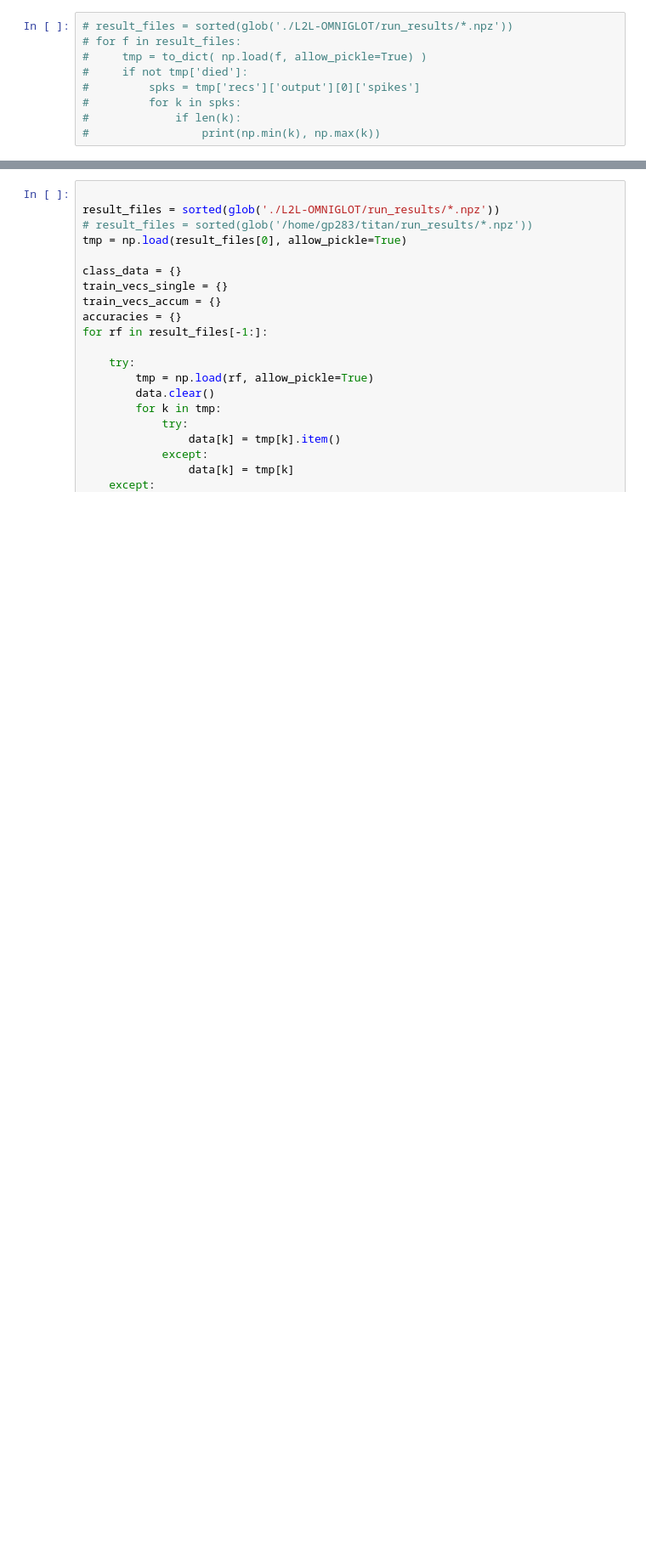
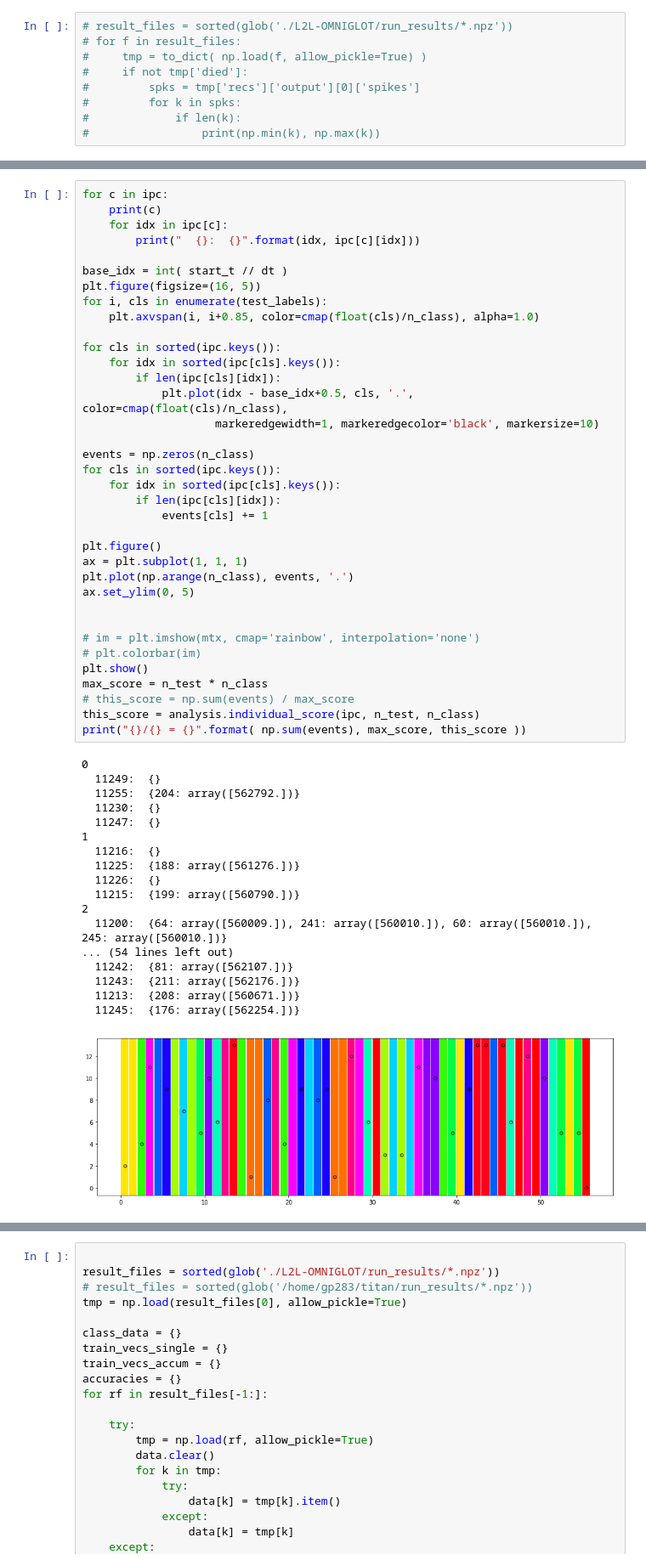
Before and after one commit to oyvinht/l2l-omniglot, a Jupyter notebook: classifier_on_outputs.ipynb, the cells around one changed output, grey strips where cells are left out. Shown: that part at 85% size. Cells and saved outputs as stored; diff of their text form; blank space fills up the shorter version.

```diff
--- a/classifier_on_outputs.ipynb
+++ b/classifier_on_outputs.ipynb
@@ -257,0 +361,55 @@ died = False
+# %%
+for c in ipc:
+    print(c)
+    for idx in ipc[c]:
+        print("  {}:  {}".format(idx, ipc[c][idx]))
+
+base_idx = int( start_t // dt )
+plt.figure(figsize=(16, 5))
+for i, cls in enumerate(test_labels):
+    plt.axvspan(i, i+0.85, color=cmap(float(cls)/n_class), alpha=1.0)
+
+for cls in sorted(ipc.keys()):
+    for idx in sorted(ipc[cls].keys()):
+        if len(ipc[cls][idx]):
+            plt.plot(idx - base_idx+0.5, cls, '.', color=cmap(float(cls)/n_class),
+                    markeredgewidth=1, markeredgecolor='black', markersize=10)
+
+events = np.zeros(n_class)
+for cls in sorted(ipc.keys()):
+    for idx in sorted(ipc[cls].keys()):
+        if len(ipc[cls][idx]):
+            events[cls] += 1
+
+plt.figure()
+ax = plt.subplot(1, 1, 1)
+plt.plot(np.arange(n_class), events, '.')
+ax.set_ylim(0, 5)
+
+
+# im = plt.imshow(mtx, cmap='rainbow', interpolation='none')
+# plt.colorbar(im)
+plt.show()
+max_score = n_test * n_class
+# this_score = np.sum(events) / max_score
+this_score = analysis.individual_score(ipc, n_test, n_class)
+print("{}/{} = {}".format( np.sum(events), max_score, this_score ))
+# %% [output]
+0
+  11249:  {}
+  11255:  {204: array([562792.])}
+  11230:  {}
+  11247:  {}
+1
+  11216:  {}
+  11225:  {188: array([561276.])}
+  11226:  {}
+  11215:  {199: array([560790.])}
+2
+  11200:  {64: array([560009.]), 241: array([560010.]), 60: array([560010.]), 245: array([560010.])}
+... (54 lines left out)
+  11242:  {81: array([562107.])}
+  11243:  {211: array([562176.])}
+  11213:  {208: array([560671.])}
+  11245:  {176: array([562254.])}
+[figure, added]
```
Also changed, not shown: parts of 14 cells of this notebook, 2 other files.
